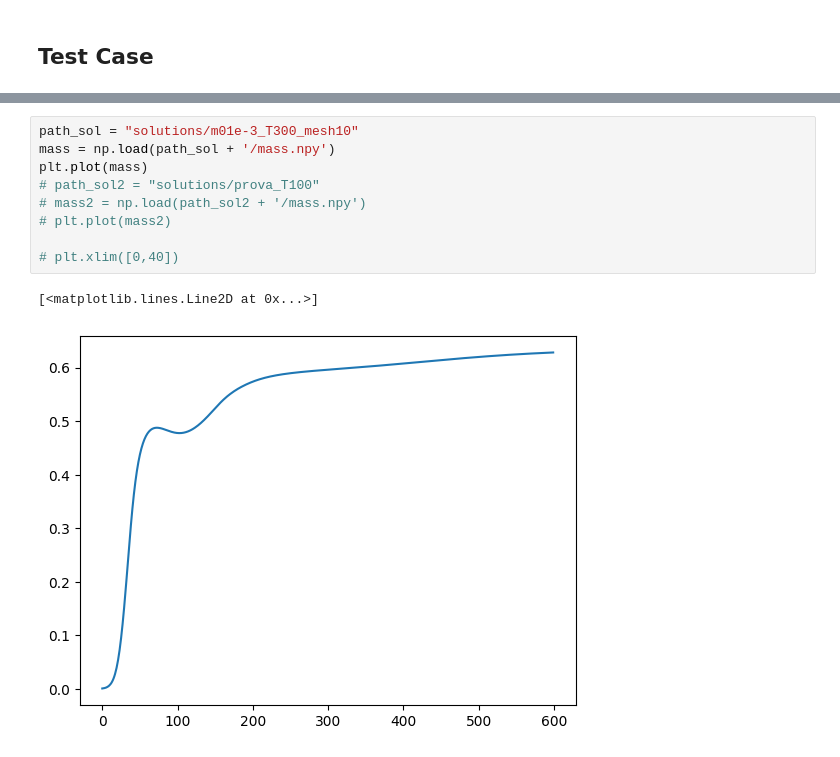
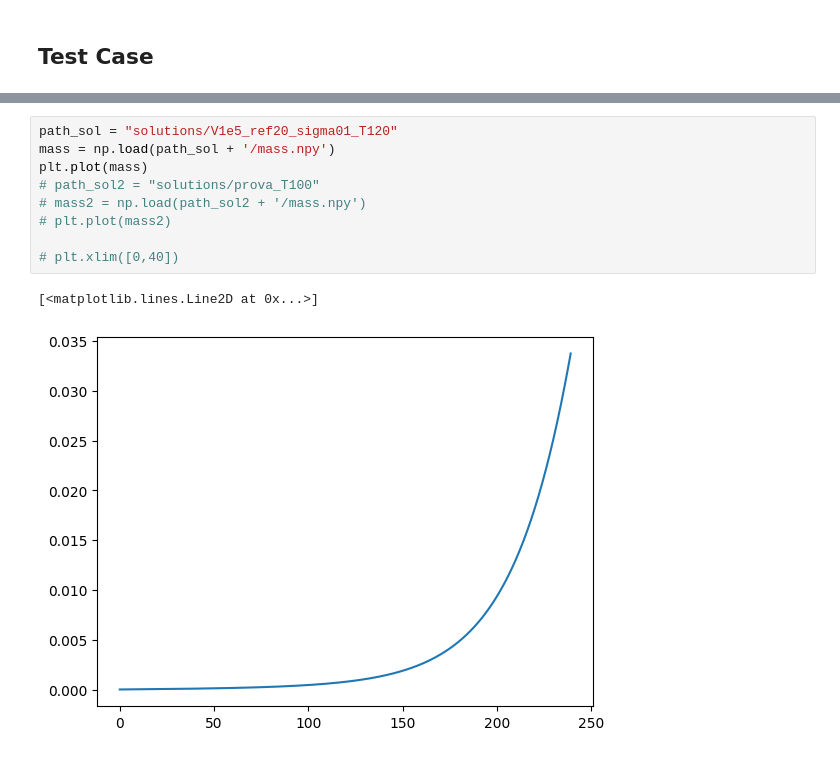
Before and after one commit to saragazzoni/Master_Thesis, a Jupyter notebook: Model2D/main.ipynb, the cells around one changed output, grey strips where cells are left out. Cells and saved outputs as stored; diff of their text form.

```diff
--- a/Model2D/main.ipynb
+++ b/Model2D/main.ipynb
@@ -55,16 +56,16 @@ iter=1: norm=6.87818e-05
 Solving linear variational problem.
 # %%
-path_sol = "solutions/m01e-3_T300_mesh10"
+path_sol = "solutions/V1e5_ref20_sigma01_T120"
 mass = np.load(path_sol + '/mass.npy')
 plt.plot(mass)
 # path_sol2 = "solutions/prova_T100"
 # mass2 = np.load(path_sol2 + '/mass.npy')
 # plt.plot(mass2)
 
 # plt.xlim([0,40])
 # %% [output]
 [<matplotlib.lines.Line2D at 0x...>]
-[figure, old version]
+[figure, new version]
 # %%
 # oxygen level test case 1
 c = Function(V)
```
Also changed, not shown: parts of 9 cells of this notebook, 6 other files.
